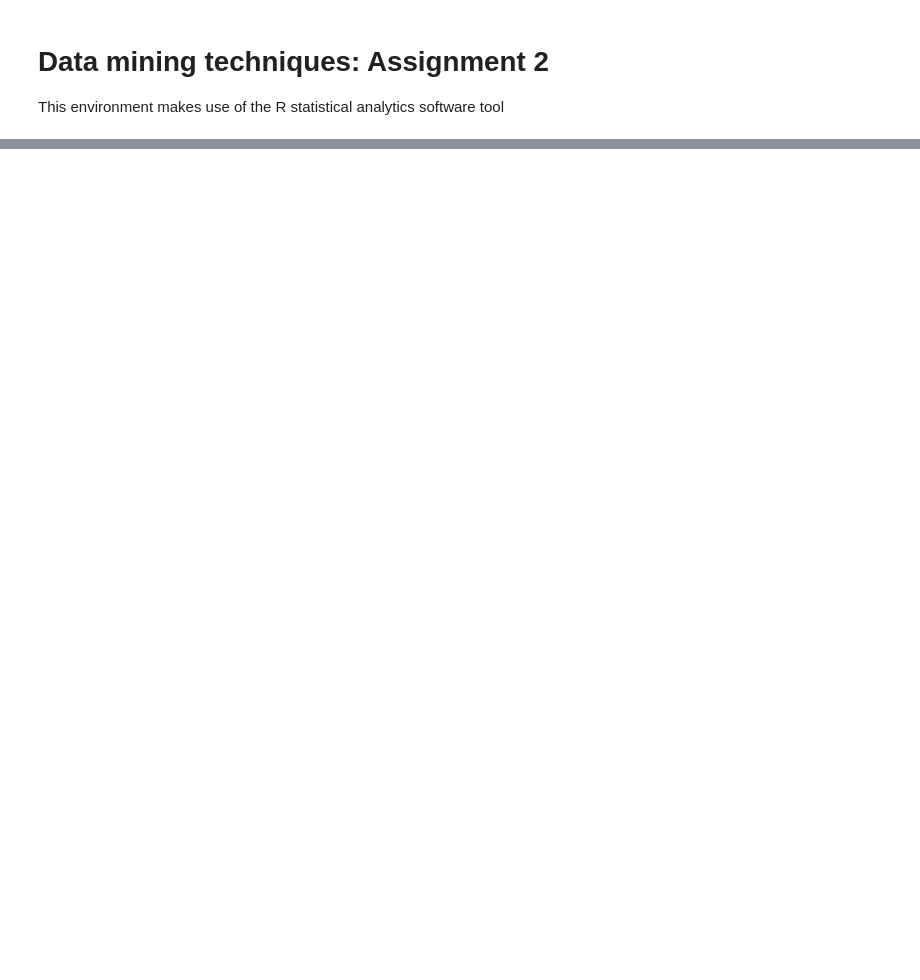
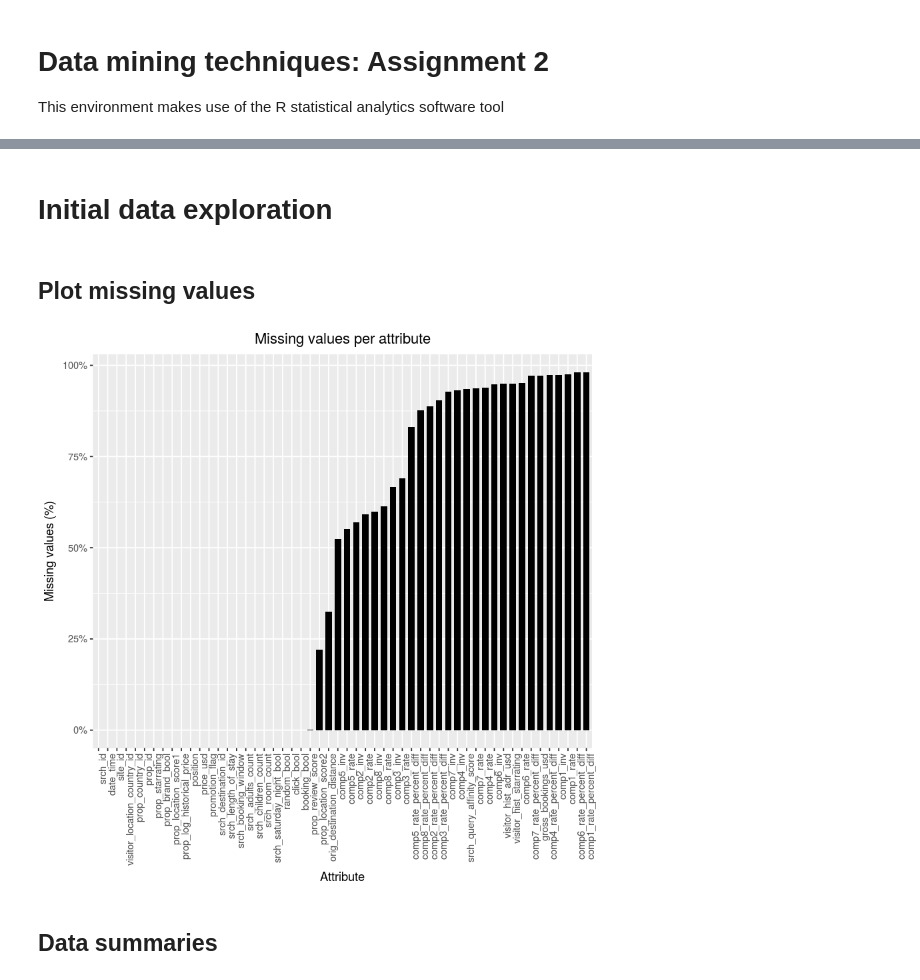
Before and after one commit to silesbu/dmt41, a Jupyter notebook: assignment2/R_analysis_assignment_2.ipynb, the cells around one changed output, grey strips where cells are left out. Cells and saved outputs as stored; diff of their text form; code cells hidden in the pictures; blank space fills up the shorter version.

Commit message:
Missing data plot and Correlation plot added

```diff
--- a/assignment2/R_analysis_assignment_2.ipynb
+++ b/assignment2/R_analysis_assignment_2.ipynb
@@ -57,0 +39,11 @@ head(train)
+# %%
+factor_cols <- unlist(lapply(train, is.factor))
+factor_cols["date_time"] <- FALSE
+
+#train[factor_cols] <- as.numeric(as.character(train[factor_cols]))
+
+for (name in colnames(train[factor_cols])){
+    train[name] <- as.numeric(sub('NULL',NA,as.character(train[name][,1])))
+}
+
+head(train)
@@ -58,3 +58,38 @@ head(train)
+# %% [markdown]
+# Initial data exploration
+# %% [markdown]
+## Plot missing values
+# %%
+# Get NA value booleans
+nas <- is.na(train)
+
+len.nas <- length(nas[,1])
+
+# Initialize NA vector
+na.vec <- vector(mode="integer",length=length(colnames(train)))
+
+# Sum the NA values and fill NA vector
+for (i in 1:length(na.vec)){
+    na.vec[i] <- sum(nas[,i]) / len.nas
+}
+
+# Create bar plot Data Frame
+na.df <- data.frame(colnames(train),na.vec)
+colnames(na.df) <- c("attribute","missing_values")
+
+# Sort by number of missing values
+position <- arrange(na.df,missing_values)["attribute"][,1]
+# %%
+# Plot missing values bar plot
+ggplot(data=na.df,aes(x=factor(attribute),y=missing_values)) +
+geom_bar(stat="identity",width=0.7, fill="black") +
+theme(axis.text.x = element_text(angle = 90, hjust = 1), plot.title = element_text(hjust = 0.5)) +
+scale_x_discrete(limits=position) + scale_y_continuous(labels=percent) +
+labs(title="Missing values per attribute", x="Attribute", y="Missing values (%)")
+# %% [output]
+[figure, added]
+# %% [markdown]
+## Data summaries
 # %%
 summary(train)
 # %% [output]
```
Also changed, not shown: parts of 18 cells of this notebook.
